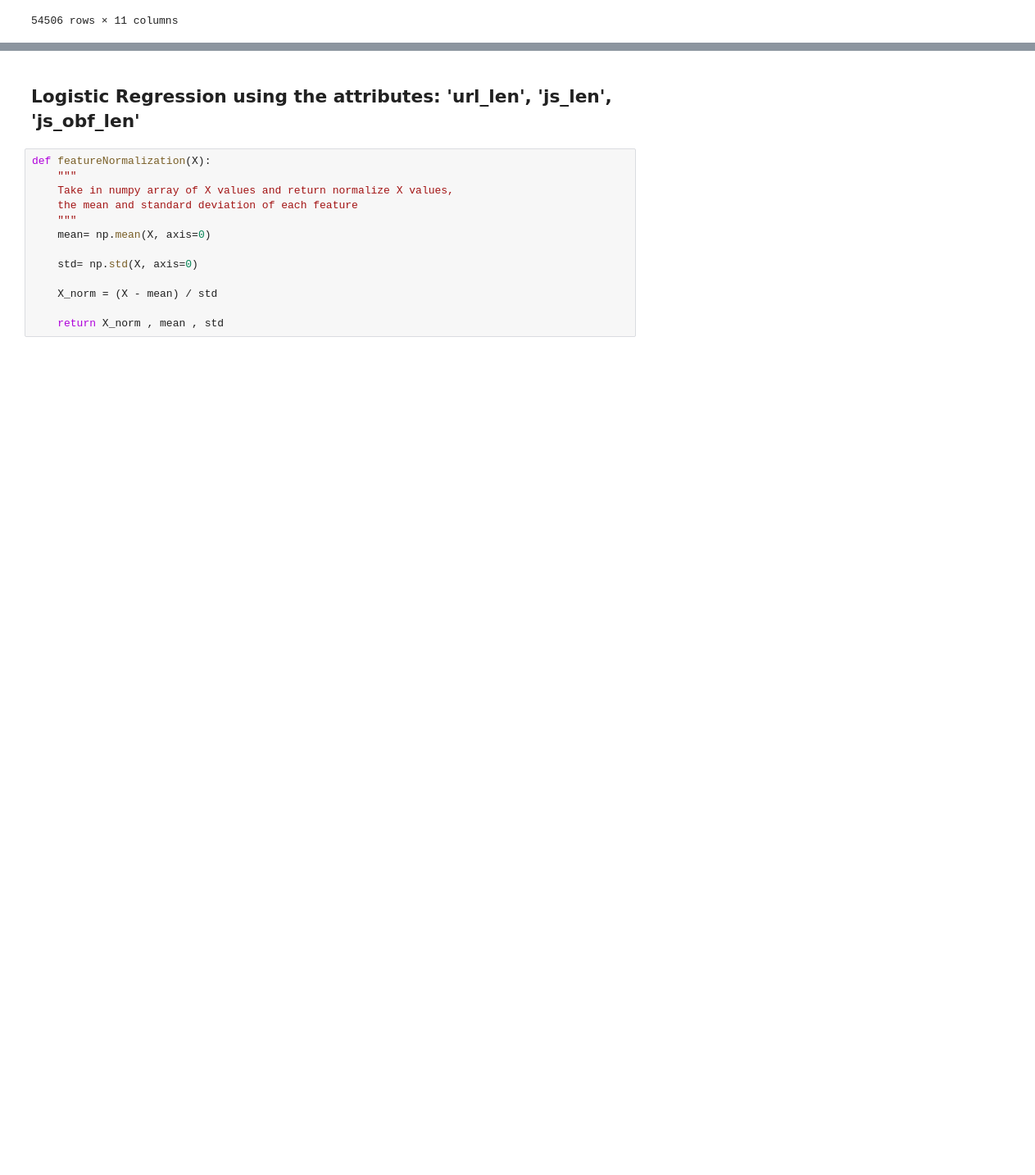
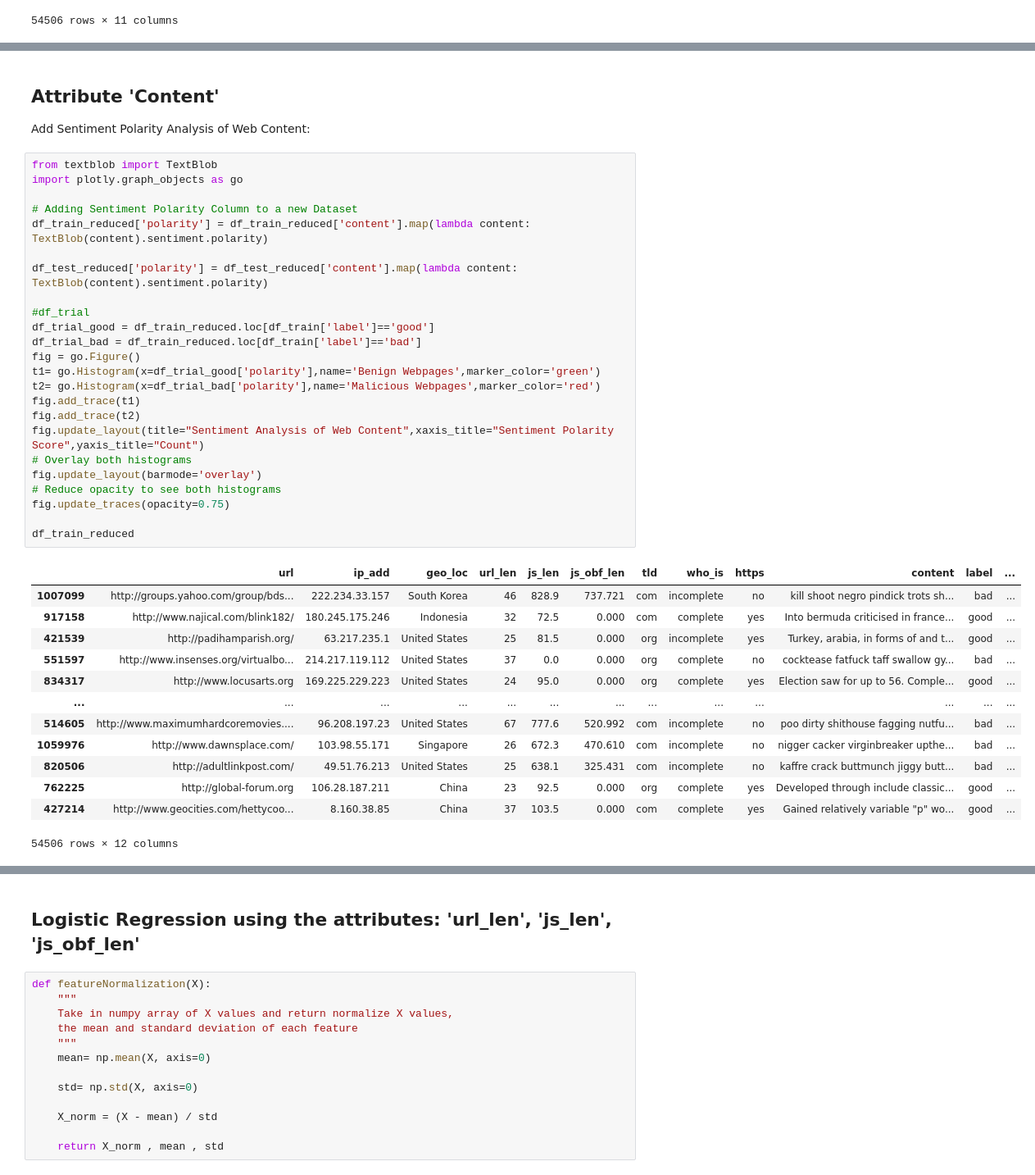
Before and after one commit to tomasmatos2003/URLdetect_TAA, a Jupyter notebook: 02 - LogReg.ipynb, the cells around one changed output, grey strips where cells are left out. Shown: that part at 82% size. Saved outputs shown, nothing was run; the diff lists cells and outputs as text; blank space fills up the shorter version.

```diff
--- a/02 - LogReg.ipynb
+++ b/02 - LogReg.ipynb
@@ -75 +102,42 @@ bar = ax1.bar(w[0], w[1], color=['green','red'], edgecolor='black', linewidth=1)
 [figure]
+# %% [markdown]
+## Attribute 'Content'
+  Add Sentiment Polarity Analysis of Web Content:
+# %%
+from textblob import TextBlob
+import plotly.graph_objects as go
+
+# Adding Sentiment Polarity Column to a new Dataset
+df_train_reduced['polarity'] = df_train_reduced['content'].map(lambda content: TextBlob(content).sentiment.polarity)
+
+df_test_reduced['polarity'] = df_test_reduced['content'].map(lambda content: TextBlob(content).sentiment.polarity)
+
+#df_trial
+df_trial_good = df_train_reduced.loc[df_train['label']=='good']
+df_trial_bad = df_train_reduced.loc[df_train['label']=='bad']
+fig = go.Figure()
+t1= go.Histogram(x=df_trial_good['polarity'],name='Benign Webpages',marker_color='green')
+t2= go.Histogram(x=df_trial_bad['polarity'],name='Malicious Webpages',marker_color='red')
+fig.add_trace(t1)
+fig.add_trace(t2)
+fig.update_layout(title="Sentiment Analysis of Web Content",xaxis_title="Sentiment Polarity Score",yaxis_title="Count")
+# Overlay both histograms
+fig.update_layout(barmode='overlay')
+# Reduce opacity to see both histograms
+fig.update_traces(opacity=0.75)
+
+df_train_reduced
+# %% [output]
+|  | url | ip_add | geo_loc | url_len | js_len | js_obf_len | tld | who_is | https | content | label | ... |
+| 1007099 | http://groups.yahoo.com/group/bds... | 222.234.33.157 | South Korea | 46 | 828.9 | 737.721 | com | incomplete | no | kill shoot negro pindick trots sh... | bad | ... |
+| 917158 | http://www.najical.com/blink182/ | 180.245.175.246 | Indonesia | 32 | 72.5 | 0.000 | com | complete | yes | Into bermuda criticised in france... | good | ... |
+| 421539 | http://padihamparish.org/ | 63.217.235.1 | United States | 25 | 81.5 | 0.000 | org | incomplete | yes | Turkey, arabia, in forms of and t... | good | ... |
+| 551597 | http://www.insenses.org/virtualbo... | 214.217.119.112 | United States | 37 | 0.0 | 0.000 | org | complete | no | cocktease fatfuck taff swallow gy... | bad | ... |
+| 834317 | http://www.locusarts.org | 169.225.229.223 | United States | 24 | 95.0 | 0.000 | org | complete | yes | Election saw for up to 56. Comple... | good | ... |
+| ... | ... | ... | ... | ... | ... | ... | ... | ... | ... | ... | ... | ... |
+| 514605 | http://www.maximumhardcoremovies.... | 96.208.197.23 | United States | 67 | 777.6 | 520.992 | com | incomplete | no | poo dirty shithouse fagging nutfu... | bad | ... |
+| 1059976 | http://www.dawnsplace.com/ | 103.98.55.171 | Singapore | 26 | 672.3 | 470.610 | com | incomplete | no | nigger cacker virginbreaker upthe... | bad | ... |
+| 820506 | http://adultlinkpost.com/ | 49.51.76.213 | United States | 25 | 638.1 | 325.431 | com | incomplete | no | kaffre crack buttmunch jiggy butt... | bad | ... |
+| 762225 | http://global-forum.org | 106.28.187.211 | China | 23 | 92.5 | 0.000 | org | complete | yes | Developed through include classic... | good | ... |
+| 427214 | http://www.geocities.com/hettycoo... | 8.160.38.85 | China | 37 | 103.5 | 0.000 | com | complete | yes | Gained relatively variable "p" wo... | good | ... |
+54506 rows × 12 columns
```
Also changed, not shown: parts of 8 cells of this notebook.
